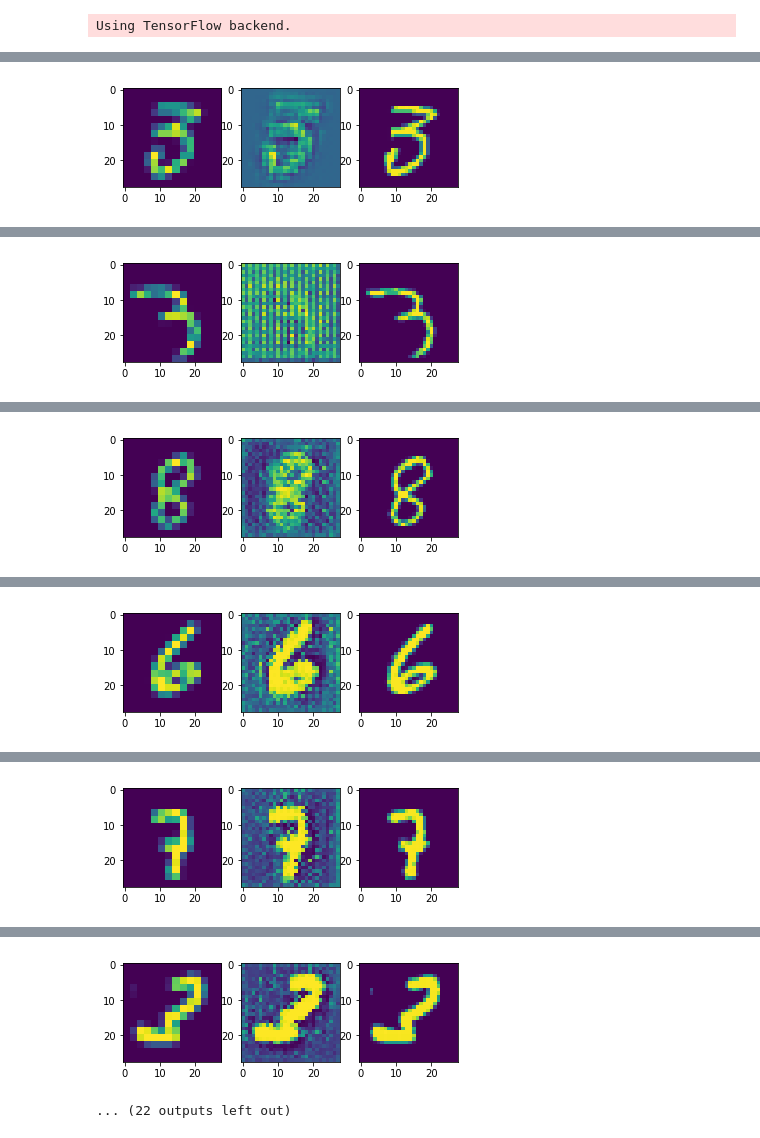
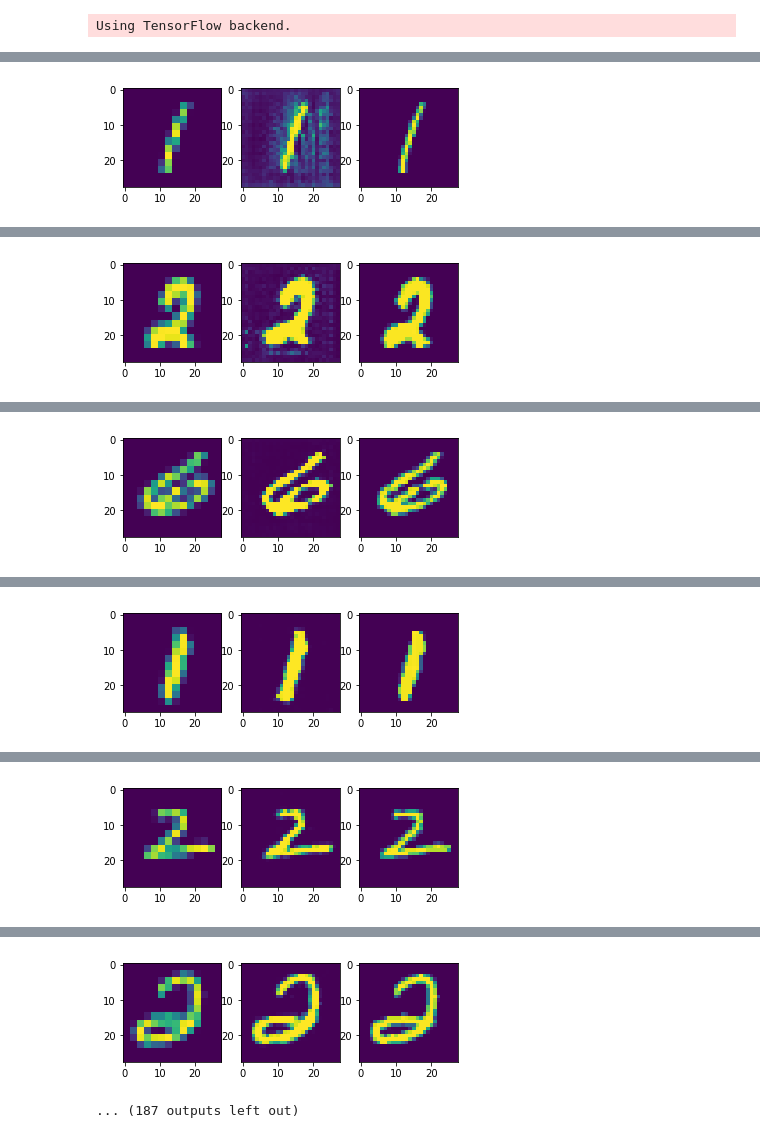
Before and after one commit to gibsonbailey/Super-Resolution-GAN, a Jupyter notebook: GAN for MNIST 14x14 to 28x28.ipynb, the cells around one changed output, grey strips where cells are left out. Cells and saved outputs as stored; diff of their text form; code cells hidden in the pictures.

```diff
--- a/GAN for MNIST 14x14 to 28x28.ipynb
+++ b/GAN for MNIST 14x14 to 28x28.ipynb
@@ -189,10 +187,11 @@ Trainable params: 164,260
 Non-trainable params: 1,818,611
 _________________________________________________________________
 # %%
-epochs = 500
-batch_size = 100
+epochs = 10000
+batch_size = 200
 half_batch = int(batch_size/2)
 def reduce_resolution(ims):
+    """Preserves image dimensions, but reduces information by averaging cells."""
     O, M, N, P = ims.shape
     K = 2
     L = 2
@@ -202,7 +201,7 @@ def reduce_resolution(ims):
     return ims.reshape(-1, MK, K, NL, L).mean(axis=(2, 4)).repeat(2, axis = 1).repeat(2, axis = 2).reshape(O, M, N, P)
 def upsize(ims):
     return ims.repeat(2, axis = 1).repeat(2, axis = 2)
-for epoch in range(epochs):
+for epoch in range(1, epochs + 1):
 
     # ---------------------
     #  Train Discriminator
@@ -238,7 +237,7 @@ for epoch in range(epochs):
     # Train the generator
     g_loss = combined.train_on_batch(noise1, [valid_y, X_train[idx1]])
 
-    if epoch % 10 == 0:
+    if epoch % 100 == 0:
         # Plot the progress
         print ("%d [D loss: %f, acc.: %.2f%%] [G loss: %f]" % (epoch, d_loss[0], 100*d_loss[1], g_loss[0]))
         fig, ax = plt.subplots(1, 3)
@@ -251 +250 @@ for epoch in range(epochs):
-[figure, old version]
+[figure, new version]
@@ -253 +252 @@ for epoch in range(epochs):
-[figure, old version]
+[figure, new version]
@@ -255 +254 @@ for epoch in range(epochs):
-[figure, old version]
+[figure, new version]
@@ -257 +256 @@ for epoch in range(epochs):
-[figure, old version]
+[figure, new version]
@@ -259 +258 @@ for epoch in range(epochs):
-[figure, old version]
+[figure, new version]
@@ -261,2 +260,2 @@ for epoch in range(epochs):
-[figure, old version]
+[figure, new version]
-... (22 outputs left out)
+... (187 outputs left out)
```
Also changed, not shown: parts of 5 cells of this notebook, 3 other files.
